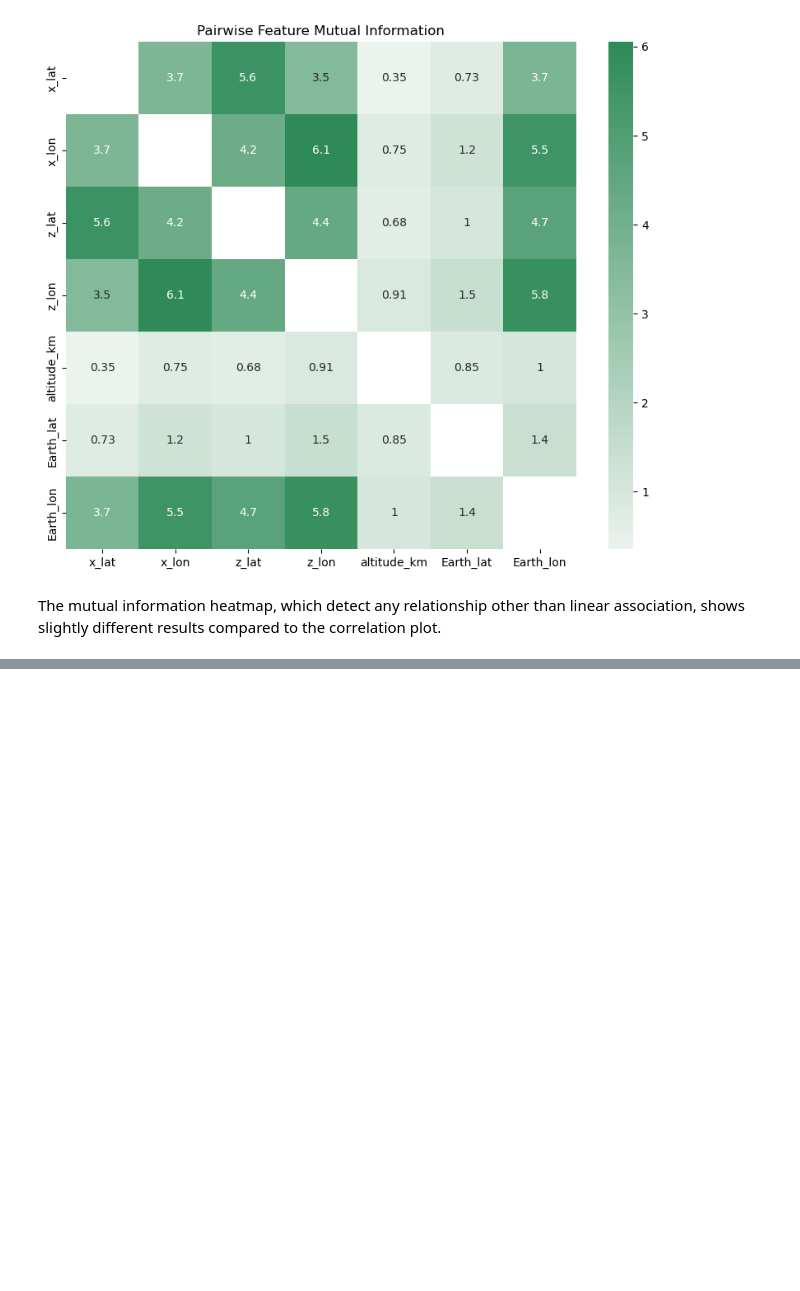
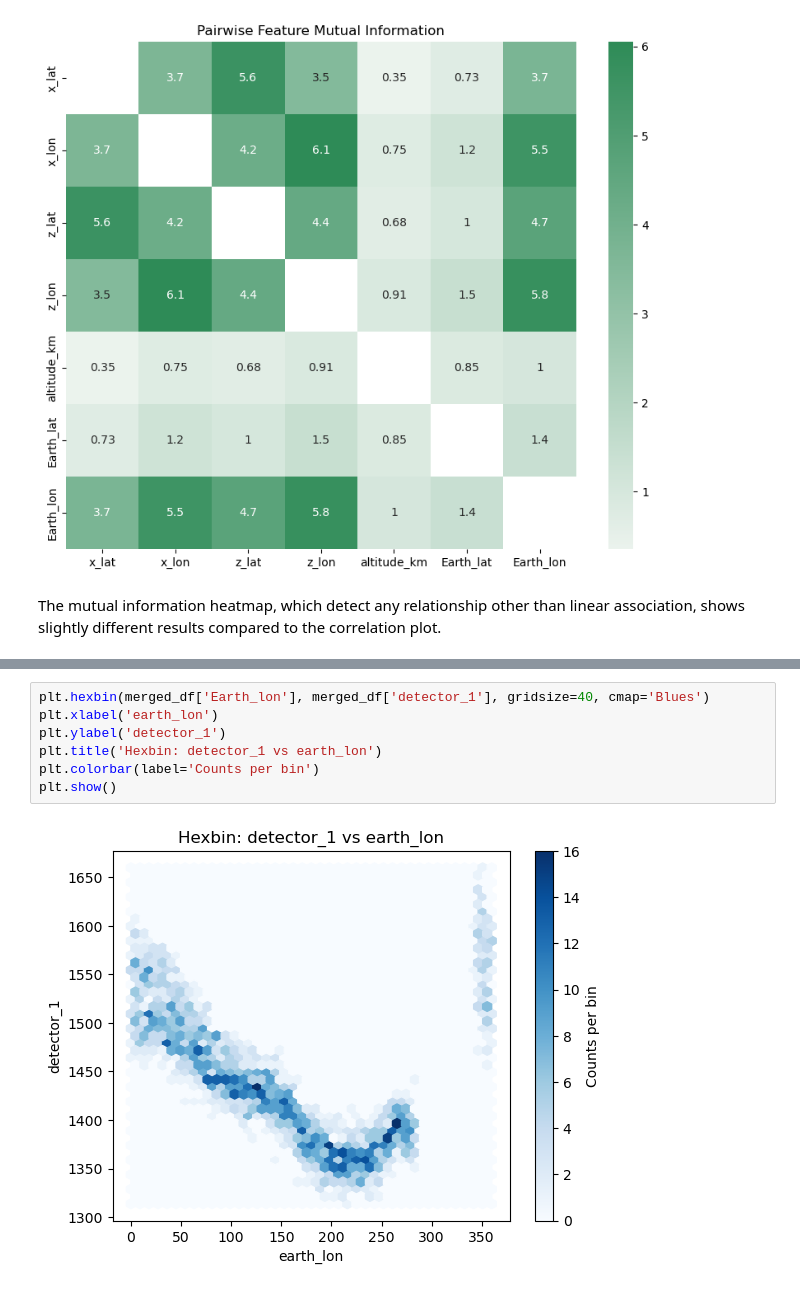
Before and after one commit to ClotanPaul/AI_industry, a Jupyter notebook: Project/EDA.ipynb, the cells around one changed output, grey strips where cells are left out. Drawn from its saved outputs; the diff is of its cells as text; blank space fills up the shorter version.

```diff
--- a/Project/EDA.ipynb
+++ b/Project/EDA.ipynb
@@ -289,0 +340,9 @@ The mutual information heatmap, which detect any relationship other than linear
+# %%
+plt.hexbin(merged_df['Earth_lon'], merged_df['detector_1'], gridsize=40, cmap='Blues')
+plt.xlabel('earth_lon')
+plt.ylabel('detector_1')
+plt.title('Hexbin: detector_1 vs earth_lon')
+plt.colorbar(label='Counts per bin')
+plt.show()
+# %% [output]
+[figure, added]
```
Also changed, not shown: parts of 8 cells of this notebook.
